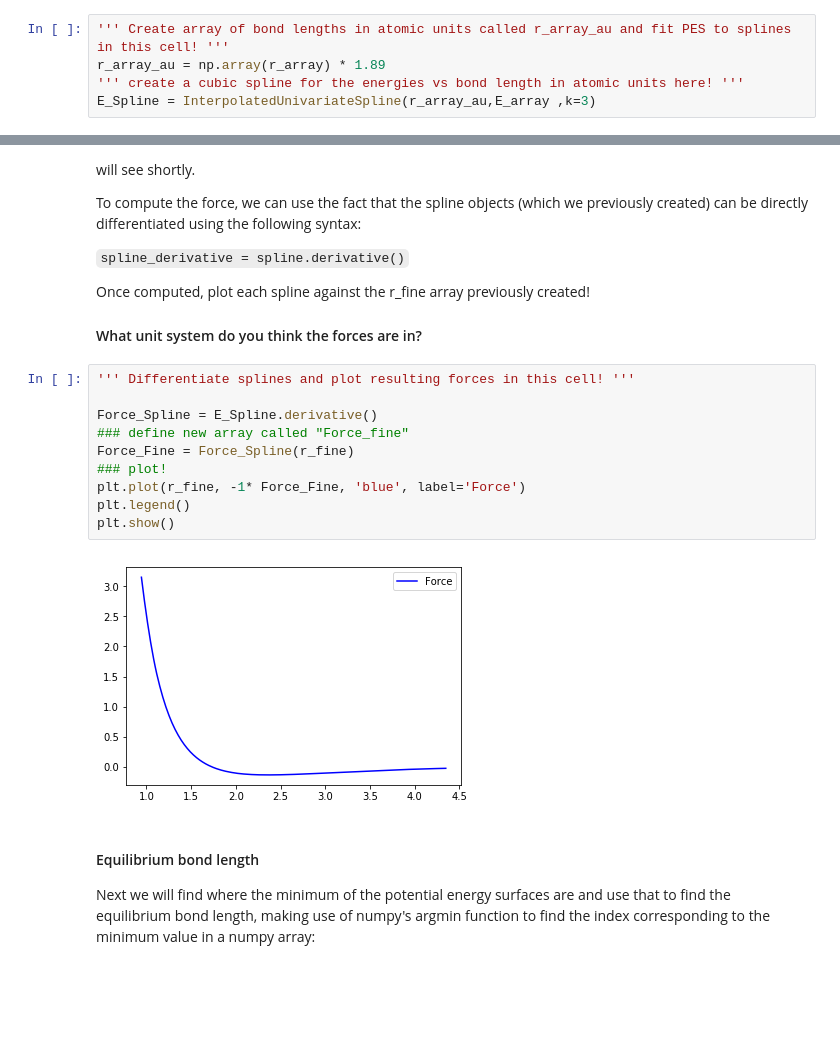
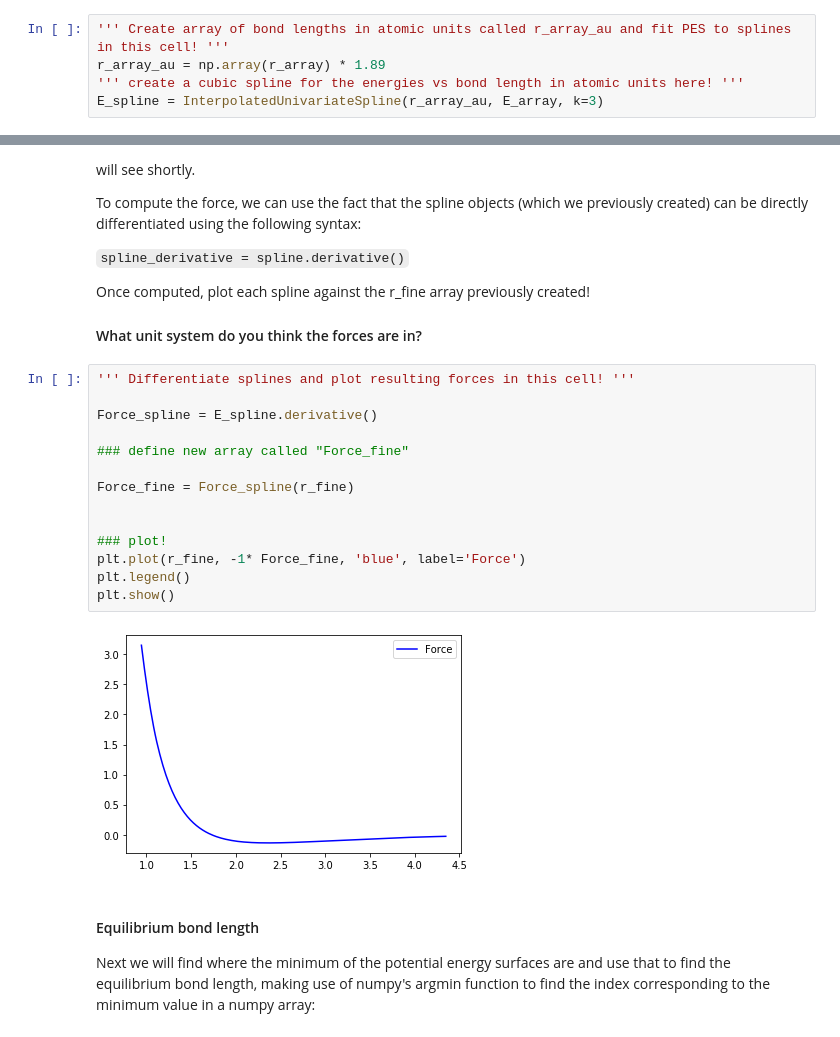
Before and after one commit to Chem6004/Joan, a Jupyter notebook: Computational_Lab_3.ipynb, the cells around one changed output, grey strips where cells are left out. Cells and saved outputs as stored; diff of their text form; blank space fills up the shorter version.

```diff
--- a/Computational_Lab_3.ipynb
+++ b/Computational_Lab_3.ipynb
@@ -78,7 +71,7 @@ The energies we used above are in a unit called Hartrees, which are the atomic u
 ''' Create array of bond lengths in atomic units called r_array_au and fit PES to splines in this cell! '''
 r_array_au = np.array(r_array) * 1.89
 ''' create a cubic spline for the energies vs bond length in atomic units here! '''
-E_Spline = InterpolatedUnivariateSpline(r_array_au,E_array ,k=3)
+E_spline = InterpolatedUnivariateSpline(r_array_au, E_array, k=3)
 # %% [markdown]
 Now we can plot the splines against the PES data to make sure our splines were generated properly.
 # %%
@@ -114,15 +107,19 @@ Once computed, plot each spline against the r_fine array previously created!
 # %%
 ''' Differentiate splines and plot resulting forces in this cell! '''
 
-Force_Spline = E_Spline.derivative()
+Force_spline = E_spline.derivative()
+
 ### define new array called "Force_fine"
-Force_Fine = Force_Spline(r_fine)
+
+Force_fine = Force_spline(r_fine)
+
+
 ### plot!
-plt.plot(r_fine, -1* Force_Fine, 'blue', label='Force')
+plt.plot(r_fine, -1* Force_fine, 'blue', label='Force')
 plt.legend()
 plt.show()
 # %% [output]
-[figure, old version]
+[figure, new version]
 # %% [markdown]
 #### Equilibrium bond length
 Next we will find where the minimum of the potential energy surfaces are and use that
```
Also changed, not shown: parts of 17 cells of this notebook.
